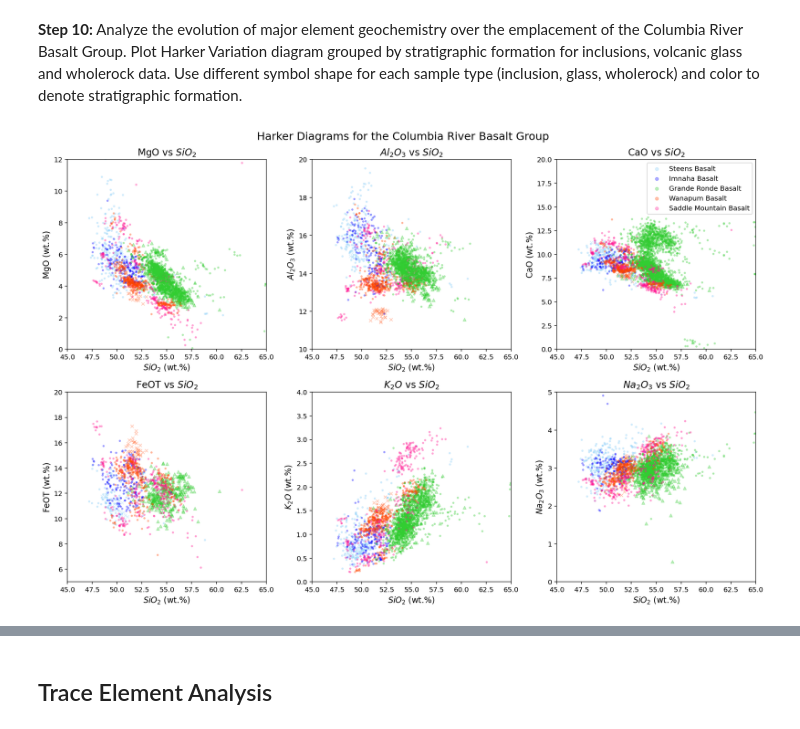
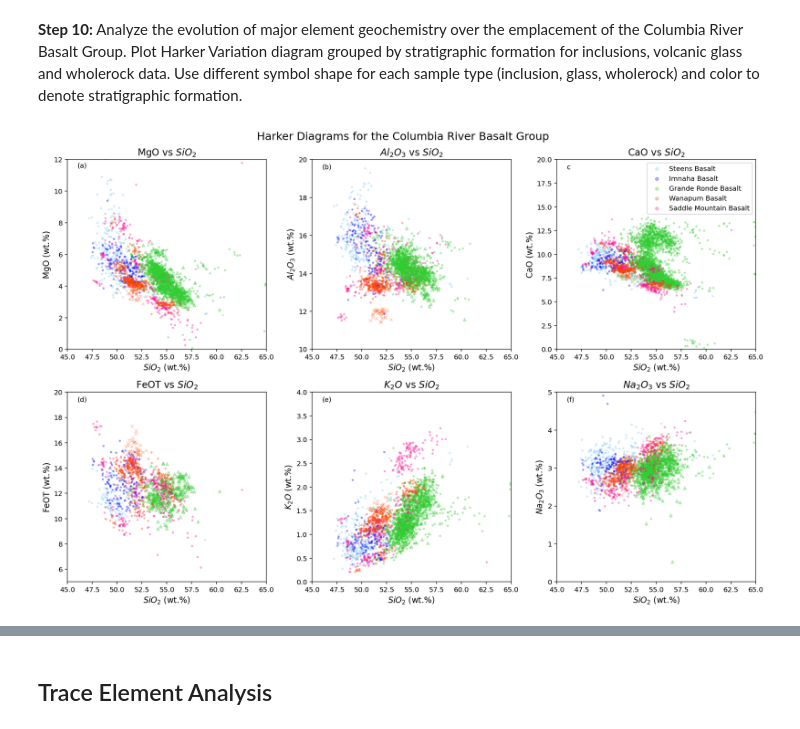
Before and after one commit to lhlinka/rces-final-project, a Jupyter notebook: finalproject.ipynb, the cells around one changed output, grey strips where cells are left out. Drawn from its saved outputs; the diff is of its cells as text; code cells hidden in the pictures.

```diff
--- a/finalproject.ipynb
+++ b/finalproject.ipynb
@@ -397,36 +401,44 @@ ax[0,0].set_xlabel('$SiO_2$ (wt.%)', fontsize = 12)
 ax[0,0].set_ylabel('MgO (wt.%)', fontsize = 12)
 ax[0,0].set_xlim(45,65)
 ax[0,0].set_ylim(0,12)
+ax[0,0].text(46, 11.5, r'(a)', fontsize=10, color='k')
 
 ax[0,1].set_title('$Al_2O_3$ vs $SiO_2$', fontsize = 14)
 ax[0,1].set_xlabel('$SiO_2$ (wt.%)', fontsize = 12)
 ax[0,1].set_ylabel('$Al_2O_3$ (wt.%)', fontsize = 12)
 ax[0,1].set_xlim(45,65)
 ax[0,1].set_ylim(10,20)
+ax[0,1].text(46, 19.5, r'(b)', fontsize=10, color='k')
 
 ax[0,2].set_title('CaO vs $SiO_2$', fontsize = 14)
 ax[0,2].set_xlabel('$SiO_2$ (wt.%)', fontsize = 12)
 ax[0,2].set_ylabel('CaO (wt.%)', fontsize = 12)
 ax[0,2].set_xlim(45,65)
 ax[0,2].set_ylim(0,20)
+ax[0,2].text(46, 19, r'(c)', fontsize=10, color='k')
 ax[0,2].legend(fontsize = 10, markerscale = 2, loc='upper right', frameon=True)
 
 ax[1,0].set_title('FeOT vs $SiO_2$', fontsize = 14)
 ax[1,0].set_xlabel('$SiO_2$ (wt.%)', fontsize = 12)
 ax[1,0].set_ylabel('FeOT (wt.%)', fontsize = 12)
 ax[1,0].set_xlim(45,65)
 ax[1,0].set_ylim(5,20)
+ax[1,0].text(46, 19.25, r'(d)', fontsize=10, color='k')
+
 
 ax[1,1].set_title('$K_2O$ vs $SiO_2$', fontsize = 14)
 ax[1,1].set_xlabel('$SiO_2$ (wt.%)', fontsize = 12)
 ax[1,1].set_ylabel('$K_2O$ (wt.%)', fontsize = 12)
 ax[1,1].set_xlim(45,65)
 ax[1,1].set_ylim(0,4)
+ax[1,1].text(46, 3.8, r'(e)', fontsize=10, color='k')
+
 
 ax[1,2].set_title('$Na_2O_3$ vs $SiO_2$', fontsize = 14)
 ax[1,2].set_xlabel('$SiO_2$ (wt.%)', fontsize = 12)
 ax[1,2].set_ylabel('$Na_2O_3$ (wt.%)', fontsize = 12)
 ax[1,2].set_xlim(45,65)
-ax[1,2].set_ylim(0,5);
+ax[1,2].set_ylim(0,5)
+ax[1,2].text(46, 4.75, r'(f)', fontsize=10, color='k');
 # %% [output]
-[figure, old version]
+[figure, new version]
```
Also changed, not shown: parts of 21 cells of this notebook.
